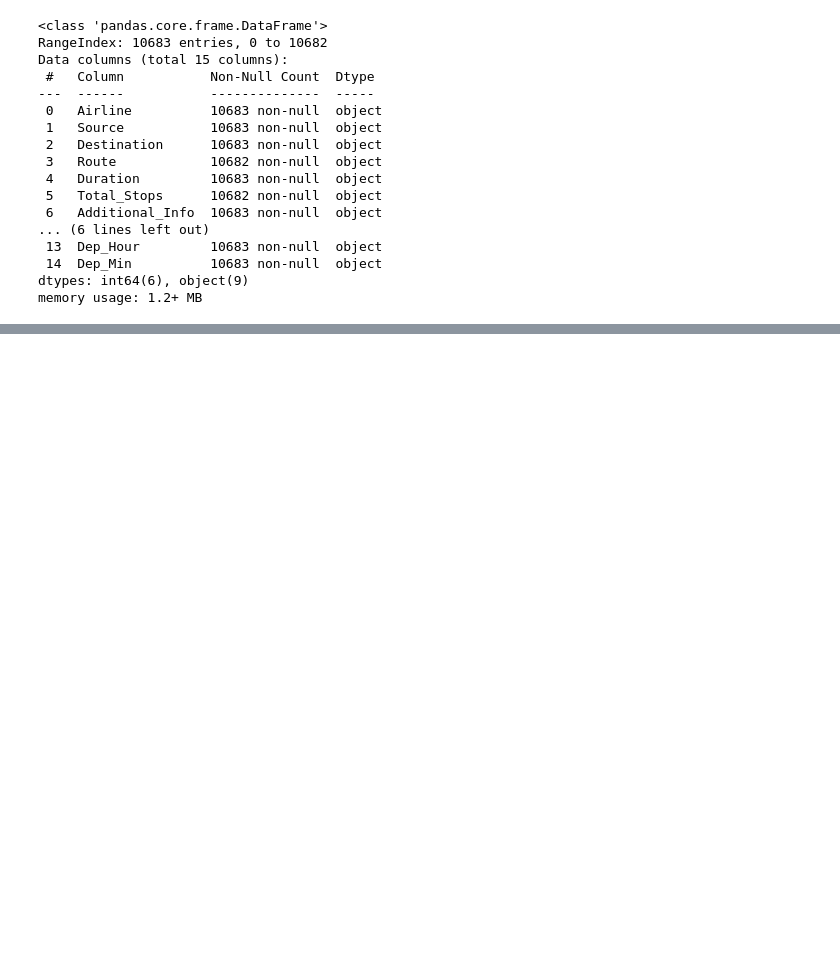
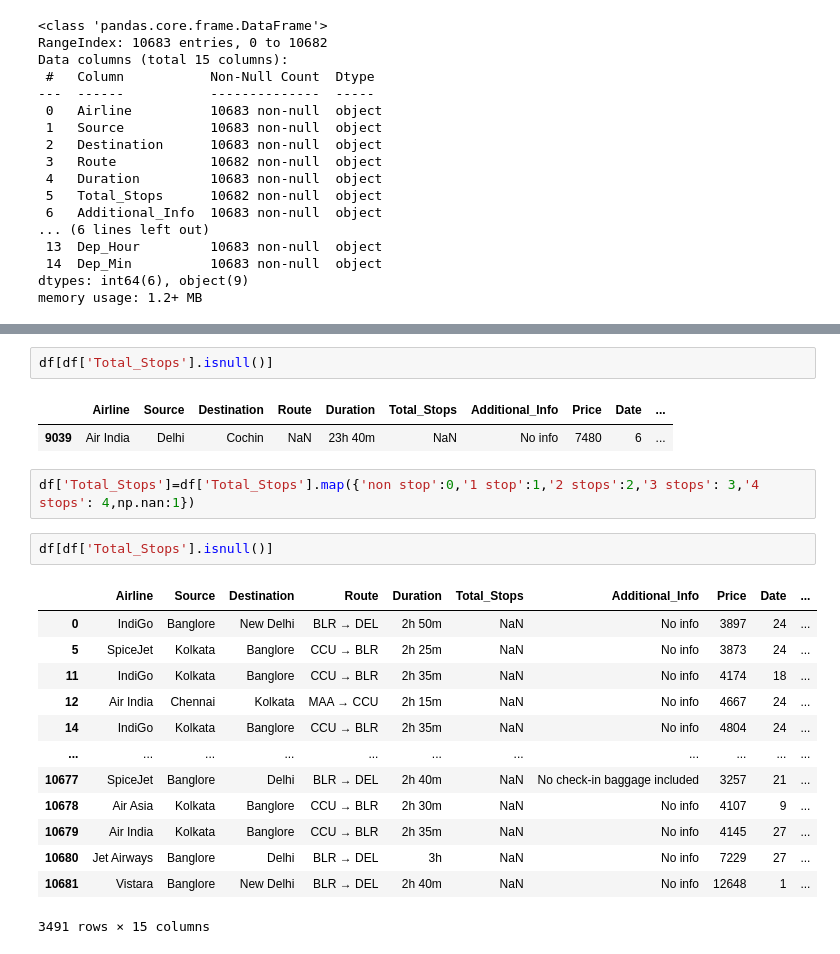
Before and after one commit to adiattri/Data-Science-Bootcamp, a Jupyter notebook: EDA/eda2.ipynb, the cells around one changed output, grey strips where cells are left out. Drawn from its saved outputs; the diff is of its cells as text; blank space fills up the shorter version.

```diff
--- a/EDA/eda2.ipynb
+++ b/EDA/eda2.ipynb
@@ -218,0 +247,23 @@ memory usage: 1.2+ MB
+# %%
+df[df['Total_Stops'].isnull()]
+# %% [output]
+|  | Airline | Source | Destination | Route | Duration | Total_Stops | Additional_Info | Price | Date | ... |
+| 9039 | Air India | Delhi | Cochin | NaN | 23h 40m | NaN | No info | 7480 | 6 | ... |
+# %%
+df['Total_Stops']=df['Total_Stops'].map({'non stop':0,'1 stop':1,'2 stops':2,'3 stops': 3,'4 stops': 4,np.nan:1})
+# %%
+df[df['Total_Stops'].isnull()]
+# %% [output]
+|  | Airline | Source | Destination | Route | Duration | Total_Stops | Additional_Info | Price | Date | ... |
+| 0 | IndiGo | Banglore | New Delhi | BLR → DEL | 2h 50m | NaN | No info | 3897 | 24 | ... |
+| 5 | SpiceJet | Kolkata | Banglore | CCU → BLR | 2h 25m | NaN | No info | 3873 | 24 | ... |
+| 11 | IndiGo | Kolkata | Banglore | CCU → BLR | 2h 35m | NaN | No info | 4174 | 18 | ... |
+| 12 | Air India | Chennai | Kolkata | MAA → CCU | 2h 15m | NaN | No info | 4667 | 24 | ... |
+| 14 | IndiGo | Kolkata | Banglore | CCU → BLR | 2h 35m | NaN | No info | 4804 | 24 | ... |
+| ... | ... | ... | ... | ... | ... | ... | ... | ... | ... | ... |
+| 10677 | SpiceJet | Banglore | Delhi | BLR → DEL | 2h 40m | NaN | No check-in baggage included | 3257 | 21 | ... |
+| 10678 | Air Asia | Kolkata | Banglore | CCU → BLR | 2h 30m | NaN | No info | 4107 | 9 | ... |
+| 10679 | Air India | Kolkata | Banglore | CCU → BLR | 2h 35m | NaN | No info | 4145 | 27 | ... |
+| 10680 | Jet Airways | Banglore | Delhi | BLR → DEL | 3h | NaN | No info | 7229 | 27 | ... |
+| 10681 | Vistara | Banglore | New Delhi | BLR → DEL | 2h 40m | NaN | No info | 12648 | 1 | ... |
+3491 rows × 15 columns
```
Also changed, not shown: parts of 10 cells of this notebook, 1 other file.
